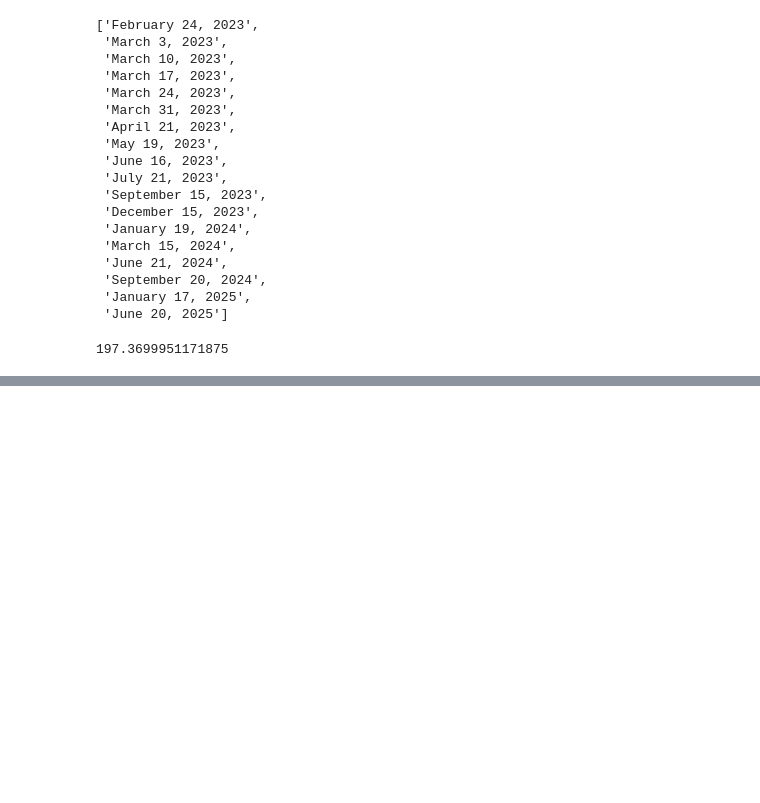
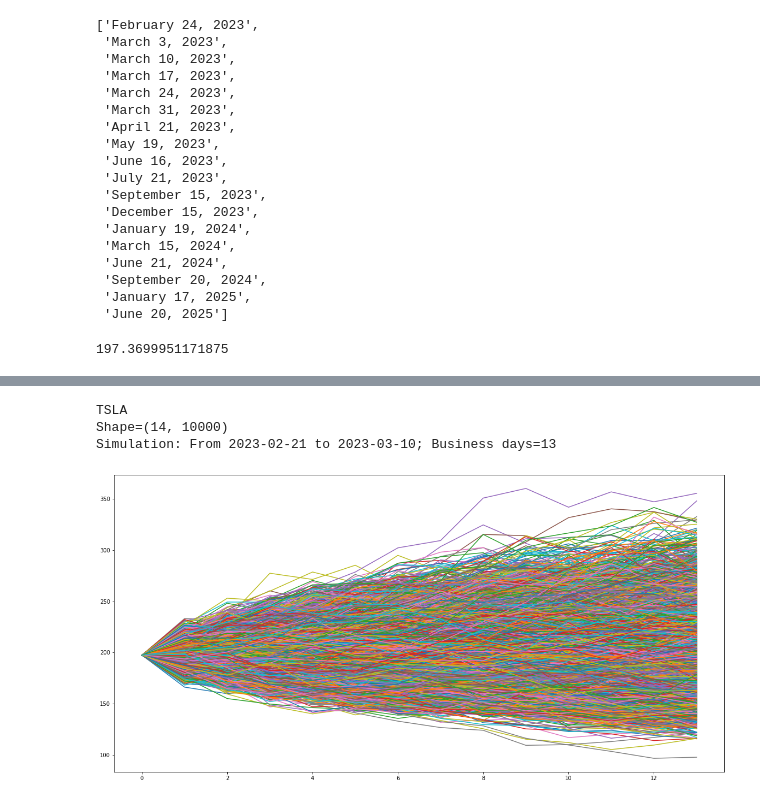
Before and after one commit to kevinhhl/options-pricing-tools-and-trading-strategies, a Jupyter notebook: Black_Scholes_Merton_Model_Part1_Screening_YF_for_theoretical_edges.ipynb, the cells around one changed output, grey strips where cells are left out. Saved outputs shown, nothing was run; the diff lists cells and outputs as text; code cells hidden in the pictures; blank space fills up the shorter version.

```diff
--- a/Black_Scholes_Merton_Model_Part1_Screening_YF_for_theoretical_edges.ipynb
+++ b/Black_Scholes_Merton_Model_Part1_Screening_YF_for_theoretical_edges.ipynb
@@ -256,0 +339,32 @@ model = BSM(s     =crnt_price,
+# %%
+date_t0 = date_today
+date_tn = date_expire
+
+n_forecast = 0        # Counter++ for each business days existing in between t0 and tn
+_t0 = date_t0         # tmp var.
+while _t0 <= date_tn:
+  n_forecast += 1
+  _t0 += BDay(1)
+# %%
+# Init. array[n_forecast][n_iters] of zeros
+rand_returns = np.exp(drift + stddev * norm.ppf(np.random.rand(n_forecast,n_iters)))
+sim_equity_curve = np.zeros_like(rand_returns)
+
+# Assume single asset porfolio. Value of portfolio on day 1 of forecast is the Adj. Close price on that date.
+sim_equity_curve[0] = price_data[len(price_data)-1]
+
+# Perform random walk and plot
+for t in range(1,n_forecast):
+    sim_equity_curve[t] = sim_equity_curve[t-1]*rand_returns[t]
+
+assert(sim_equity_curve.shape==rand_returns.shape)
+print("\n{}\nShape={}".format(symbol, sim_equity_curve.shape))
+print("Simulation: From {} to {}; Business days={}".format(date_t0, date_tn, np.busday_count(date_t0, date_tn)))
+
+plt.figure(figsize=(20,10))
+plt.plot(pd.DataFrame(sim_equity_curve).iloc[:,0:]);
+# %% [output]
+TSLA
+Shape=(14, 10000)
+Simulation: From 2023-02-21 to 2023-03-10; Business days=13
+[figure, added]
```
Also changed, not shown: parts of 35 cells of this notebook.
